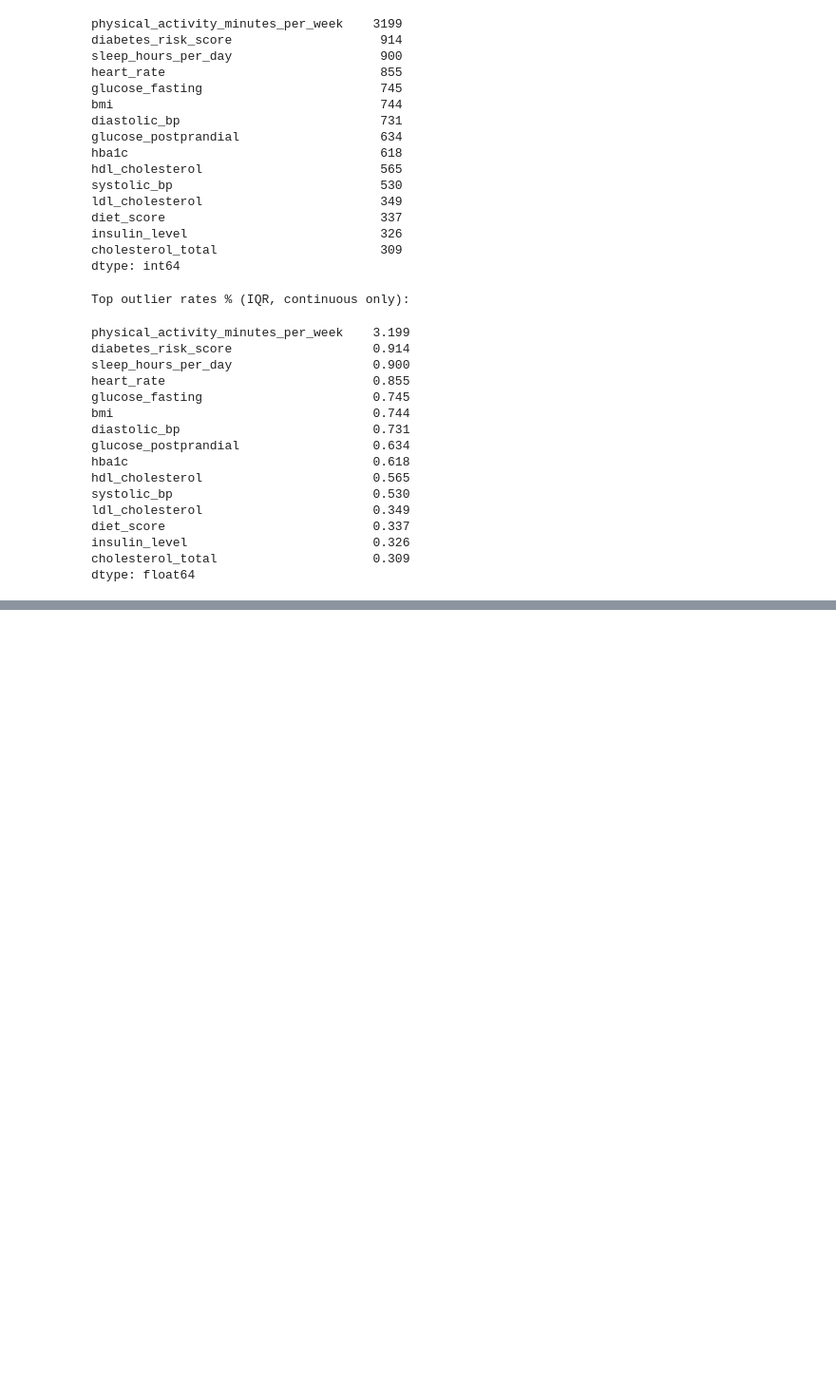
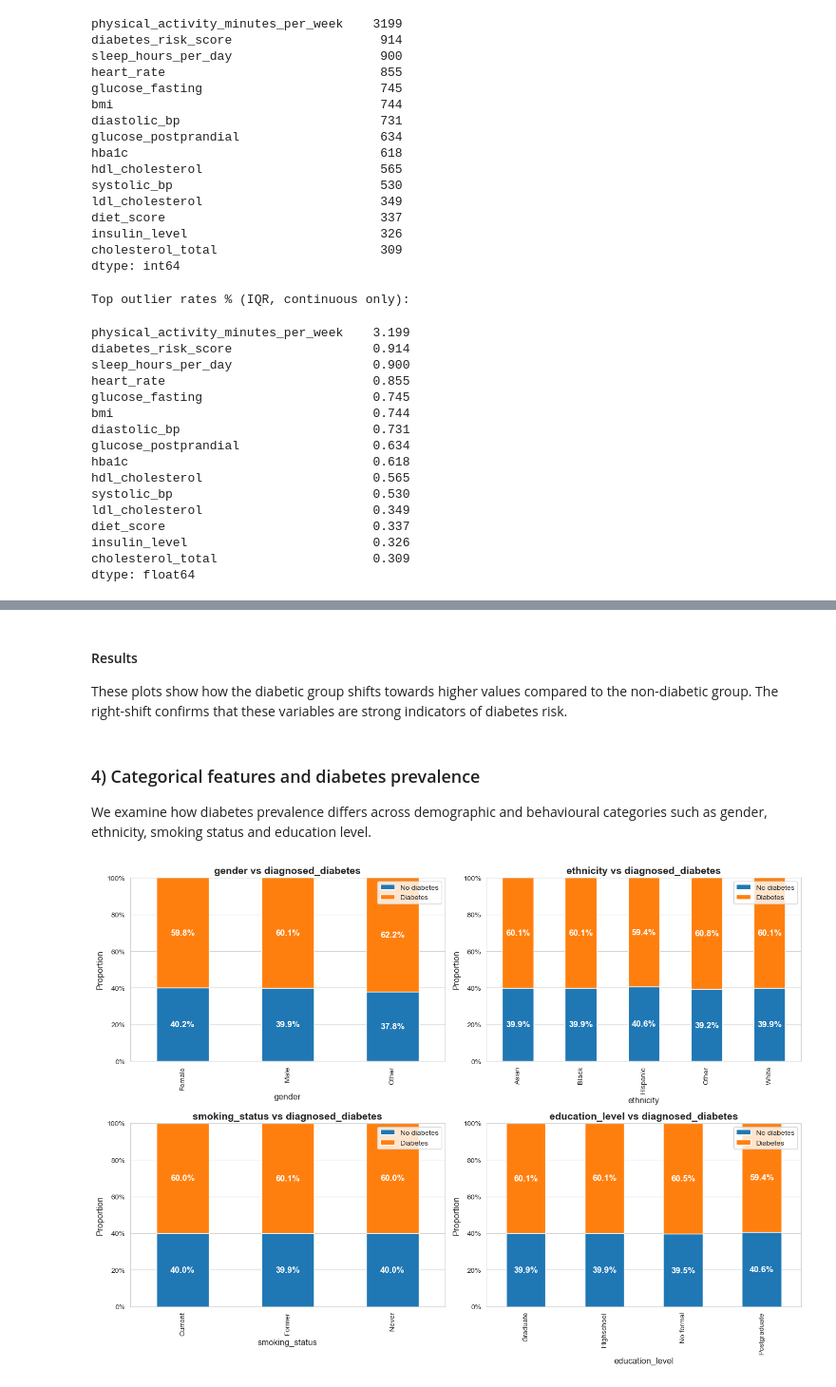
Before and after one commit to sofiaapri/IDS2025-Diabetes-Prediction, a Jupyter notebook: notebooks/EDA.ipynb, the cells around one changed output, grey strips where cells are left out. Shown at 95% size. Drawn from its saved outputs; the diff is of its cells as text; code cells hidden in the pictures; blank space fills up the shorter version.

```diff
--- a/notebooks/EDA.ipynb
+++ b/notebooks/EDA.ipynb
@@ -151,0 +313,71 @@ dtype: float64
+# %% [markdown]
+#### Results
+
+These plots show how the diabetic group shifts towards higher values compared to the non-diabetic group. The right-shift confirms that these variables are strong indicators of diabetes risk.
+# %% [markdown]
+### 4) Categorical features and diabetes prevalence
+
+We examine how diabetes prevalence differs across demographic and behavioural categories such as gender, ethnicity, smoking status and education level.
+# %%
+# 4) Categorical variables and diabetes prevalence
+
+cat_cols = ["gender", "ethnicity", "smoking_status", "education_level"]
+
+fig, axes = plt.subplots(2, 2, figsize=(14, 10))
+axes = axes.flatten()
+
+for ax, col in zip(axes, cat_cols):
+
+    ct = pd.crosstab(df[col], df["diagnosed_diabetes"], normalize="index")
+
+    ct.plot(
+        kind="bar",
+        stacked=True,
+        ax=ax
+    )
+
+    ax.set_title(f"{col} vs diagnosed_diabetes", fontsize=14, fontweight="bold")
+    ax.set_ylabel("Proportion", fontsize=12)
+    ax.set_xlabel(col, fontsize=12)
+    ax.legend(["No diabetes", "Diabetes"], loc="upper right", fontsize=10)
+
+    # Adding the percentage
+    for i, category in enumerate(ct.index):
+        no_diab = ct.loc[category, 0]
+        diab = ct.loc[category, 1]
+
+        label_fontsize = 12
+        label_weight = "bold"
+
+
+        ax.text(
+            i,
+            no_diab / 2,
+            f"{no_diab*100:.1f}%",
+            ha="center",
+            va="center",
+            color="white" if no_diab > 0.15 else "black",
+            fontsize=label_fontsize,
+            fontweight=label_weight
+        )
+
+        ax.text(
+            i,
+            no_diab + diab/2,
+            f"{diab*100:.1f}%",
+            ha="center",
+            va="center",
+            color="white" if diab > 0.15 else "white",
+            fontsize=label_fontsize,
+            fontweight=label_weight
+        )
+
+        ax.set_ylim(0, 1)
+        yticks = [0.0, 0.2, 0.4, 0.6, 0.8, 1.0]
+        ax.set_yticks(yticks)
+        ax.set_yticklabels([f"{int(t*100)}%" for t in yticks])
+
+plt.tight_layout()
+plt.show()
+# %% [output]
+[figure, added]
```
Also changed, not shown: parts of 35 cells of this notebook.
